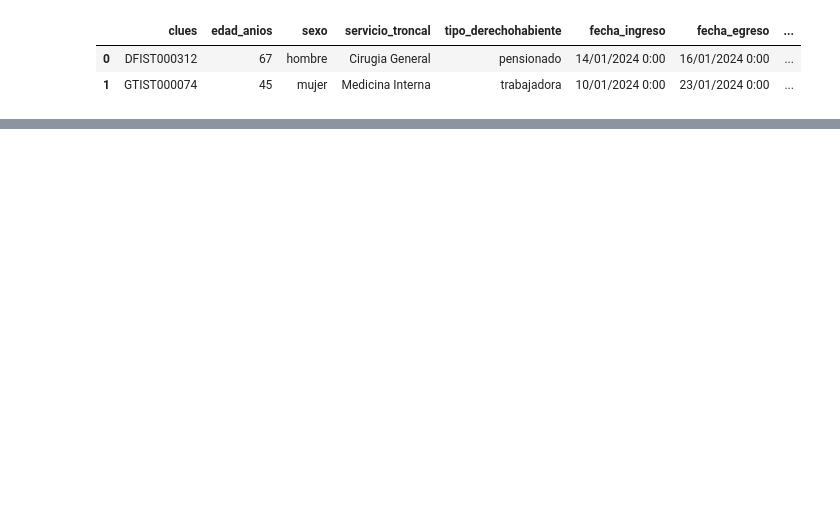
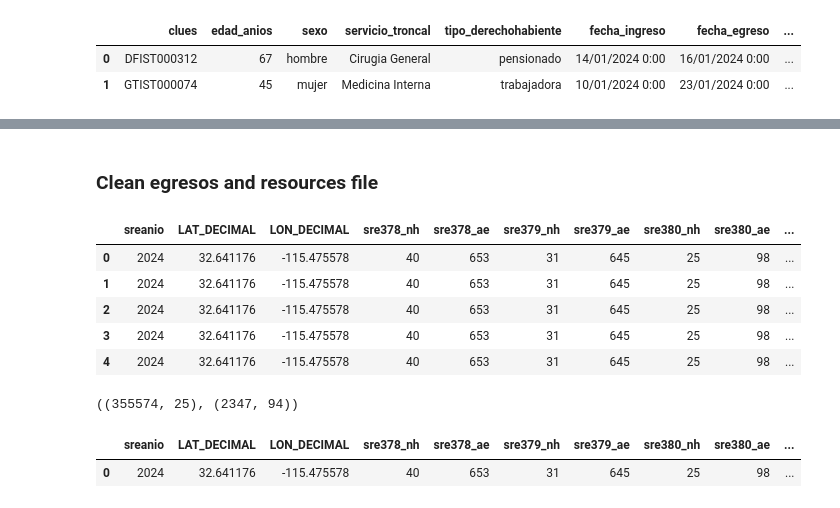
Before and after one commit to JSEB99/predictive-health-resources, a Jupyter notebook: notebooks/01_data_clean_aggregate.ipynb, the cells around one changed output, grey strips where cells are left out. Saved outputs shown, nothing was run; the diff lists cells and outputs as text; code cells hidden in the pictures; blank space fills up the shorter version.

```diff
--- a/notebooks/01_data_clean_aggregate.ipynb
+++ b/notebooks/01_data_clean_aggregate.ipynb
@@ -49,0 +225,2 @@ Index(['CLUES', 'CLAVE DE LA INSTITUCION', 'NOMBRE DE LA INSTITUCION',
+# %%
+resources_cl_agg.reset_index(inplace=True)
@@ -107,7 +289,7 @@ Name: 22982, dtype: object
 # %% [markdown]
 After a review on [Google Maps](https://www.google.com/maps/place/Hospital+Regional+Dr.+Valent%C3%ADn+G%C3%B3mez+Far%C3%ADas+-+ISSSTE/@20.7185359,-103.3896644,17z/data=!3m2!4b1!5s0x8428afb72f1a1efb:0xd7304b3901a09c35!4m6!3m5!1s0x8428afb0cd4e7b97:0x3d5f29a3b00b2781!8m2!3d20.7185359!4d-103.3870895!16s%2Fg%2F1tf5f1hj?entry=ttu&g_ep=EgoyMDI1MTAwMS4wIKXMDSoASAFQAw%3D%3D) searching for the place, we deduced that the latitude and longitude is `20.71,-103.38` respectively, so we're going to replace `PENDIENTE` with `JCIST000132` CLUES code.
 # %%
-egresos['clues'].replace({'PENDIENTE':'JCIST000132'}, inplace=True)
+egresos.replace({'clues':{'PENDIENTE':'JCIST000132'}}, inplace=True)
 # %%
 clues_sel_cols = [
     'CLUES','CLAVE DE LA INSTITUCION','NOMBRE DE LA INSTITUCION','CLAVE DE LA ENTIDAD','ENTIDAD',
@@ -287,0 +374,8 @@ resource_ageb[(resource_ageb['CLAVE_ENTIDAD']==2) & (resource_ageb['CLAVE_MUNICI
+# %%
+def truncar_1_decimal(x):
+    return np.trunc(x * 10) / 10
+
+egresos_clues_cl.loc[:, 'lat_trunc'] = truncar_1_decimal(egresos_clues_cl['LATITUD'])
+egresos_clues_cl.loc[:, 'lon_trunc'] = truncar_1_decimal(egresos_clues_cl['LONGITUD'])
+resources_cl_agg.loc[:, 'lat_trunc_res'] = truncar_1_decimal(resources_cl_agg['LAT_DECIMAL'])
+resources_cl_agg.loc[:, 'lon_trunc_res'] = truncar_1_decimal(resources_cl_agg['LON_DECIMAL'])
@@ -287,0 +421,25 @@ resource_ageb[(resource_ageb['CLAVE_ENTIDAD']==2) & (resource_ageb['CLAVE_MUNICI
+# %% [markdown]
+### Clean egresos and resources file
+# %%
+choosen_cols_eg_res = [
+    'CLAVE_ENTIDAD','CLAVE_MUNICIPIO','CLAVE_LOCALIDAD','ENTIDAD_x','MUNICIPIO_x','LOCALIDAD_x',
+    'POB_TOTAL','CLUES'
+]
+egresos_resources.drop(columns=choosen_cols_eg_res, inplace=True)
+egresos_resources.head()
+# %% [output]
+|  | sreanio | LAT_DECIMAL | LON_DECIMAL | sre378_nh | sre378_ae | sre379_nh | sre379_ae | sre380_nh | sre380_ae | ... |
+| 0 | 2024 | 32.641176 | -115.475578 | 40 | 653 | 31 | 645 | 25 | 98 | ... |
+| 1 | 2024 | 32.641176 | -115.475578 | 40 | 653 | 31 | 645 | 25 | 98 | ... |
+| 2 | 2024 | 32.641176 | -115.475578 | 40 | 653 | 31 | 645 | 25 | 98 | ... |
+| 3 | 2024 | 32.641176 | -115.475578 | 40 | 653 | 31 | 645 | 25 | 98 | ... |
+| 4 | 2024 | 32.641176 | -115.475578 | 40 | 653 | 31 | 645 | 25 | 98 | ... |
+# %%
+egresos_clues_cl.shape, resources_cl_unique.shape
+# %% [output]
+((355574, 25), (2347, 94))
+# %%
+egresos_resources.head(1)
+# %% [output]
+|  | sreanio | LAT_DECIMAL | LON_DECIMAL | sre378_nh | sre378_ae | sre379_nh | sre379_ae | sre380_nh | sre380_ae | ... |
+| 0 | 2024 | 32.641176 | -115.475578 | 40 | 653 | 31 | 645 | 25 | 98 | ... |
```
Also changed, not shown: parts of 75 cells of this notebook, 2 other files.
